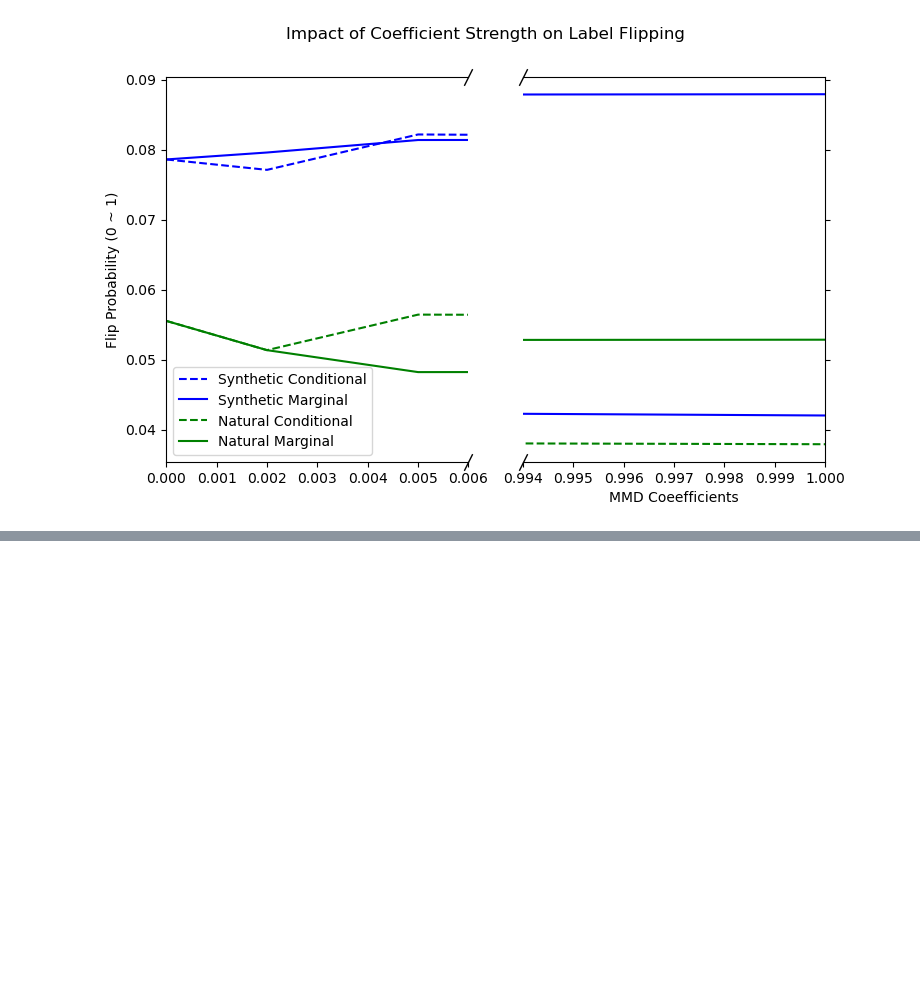
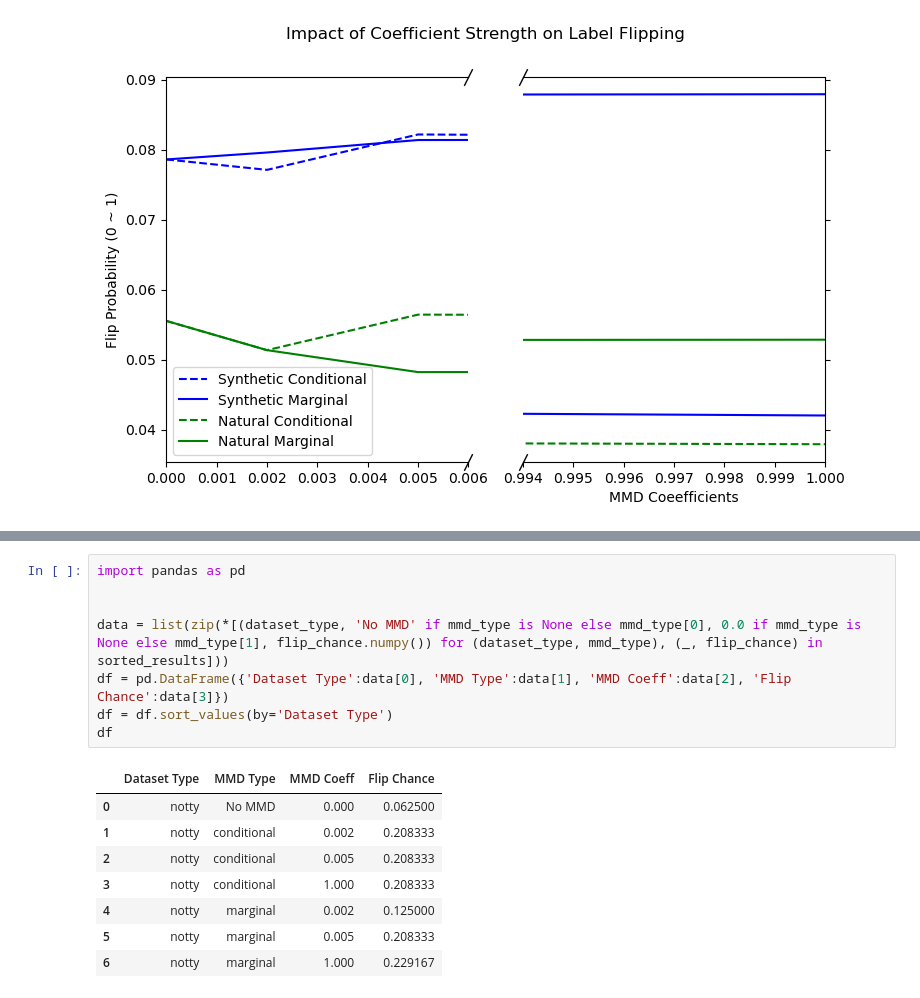
Before and after one commit to vishwa-11/Causal-ML-Final-Project, a Jupyter notebook: evaluation.ipynb, the cells around one changed output, grey strips where cells are left out. Cells and saved outputs as stored; diff of their text form; blank space fills up the shorter version.

```diff
--- a/evaluation.ipynb
+++ b/evaluation.ipynb
@@ -291,0 +412,17 @@ Text(0.5, 0.98, 'Impact of Coefficient Strength on Label Flipping')
+# %%
+import pandas as pd
+
+
+data = list(zip(*[(dataset_type, 'No MMD' if mmd_type is None else mmd_type[0], 0.0 if mmd_type is None else mmd_type[1], flip_chance.numpy()) for (dataset_type, mmd_type), (_, flip_chance) in sorted_results]))
+df = pd.DataFrame({'Dataset Type':data[0], 'MMD Type':data[1], 'MMD Coeff':data[2], 'Flip Chance':data[3]})
+df = df.sort_values(by='Dataset Type')
+df
+# %% [output]
+|  | Dataset Type | MMD Type | MMD Coeff | Flip Chance |
+| 0 | notty | No MMD | 0.000 | 0.062500 |
+| 1 | notty | conditional | 0.002 | 0.208333 |
+| 2 | notty | conditional | 0.005 | 0.208333 |
+| 3 | notty | conditional | 1.000 | 0.208333 |
+| 4 | notty | marginal | 0.002 | 0.125000 |
+| 5 | notty | marginal | 0.005 | 0.208333 |
+| 6 | notty | marginal | 1.000 | 0.229167 |
```
Also changed, not shown: parts of 9 cells of this notebook, 1 other file.
